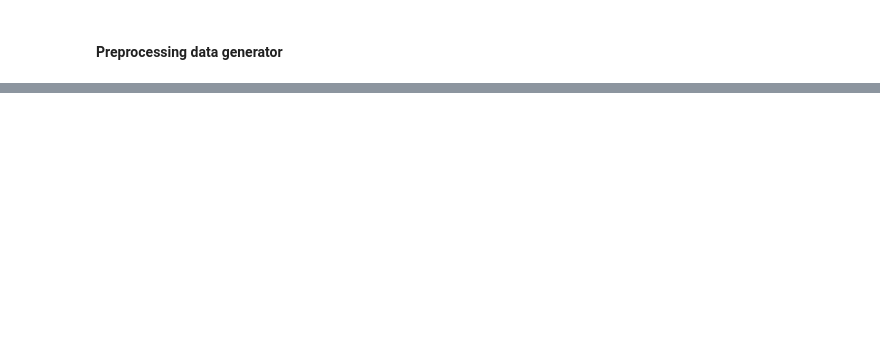
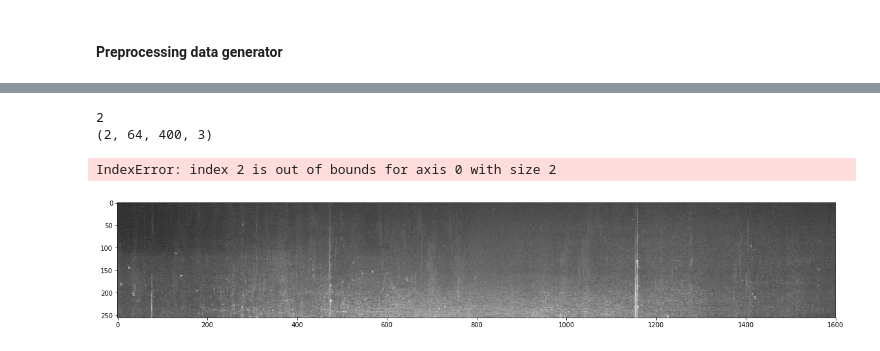
Before and after one commit to johngreibelarsen/severstal-steel-defect-detection, a Jupyter notebook: DataGenerators.ipynb, the cells around one changed output, grey strips where cells are left out. Saved outputs shown, nothing was run; the diff lists cells and outputs as text; code cells hidden in the pictures; blank space fills up the shorter version.

Commit message:
Updated Image Generators

```diff
--- a/DataGenerators.ipynb
+++ b/DataGenerators.ipynb
@@ -342,15 +461,42 @@ plt.show()
 # %%
+#dataGenIterator = dataGenIterator.__next__()
+
+print(len(img_tuple))
+print(img_tuple[0].shape)
+data = img_tuple[0][2]
+print('Train', data.min(), data.max(), data.mean(), data.std())
+
 plt.figure(figsize=(20,4))
-
-data = y[0]
+print(data.dtype)
 print(f'Data shape: {data.shape}')
-
 if (data.shape[2] == 1):
     plt.imshow(np.squeeze(data, axis=2), cmap="gray")
 else:
-    plt.imshow(data.astype(int))
+    plt.imshow(data) #.astype(int)
+
+plt.figure(figsize=(20,4))
+data_mask = img_tuple[1][2]
+print(f'Data shape: {data_mask.shape}')
+
+if (data_mask.shape[2] == 1):
+    plt.imshow(np.squeeze(data_mask, axis=2), cmap="gray")
+else:
+    plt.imshow(data_mask.astype(int))
 
 plt.show()
+# %% [output]
+2
+(2, 64, 400, 3)
+IndexError: index 2 is out of bounds for axis 0 with size 2
+# %%
+plt.figure(figsize=(20,4))
+
+img = cv2.imread( './input/severstal-steel-defect-detection/train_images/0007a71bf.jpg')
+plt.imshow(img)
+
+plt.show()
+# %% [output]
+[figure, added]
 # %%
 plt.figure(figsize=(20,4))
 
```
Also changed, not shown: parts of 17 cells of this notebook.
